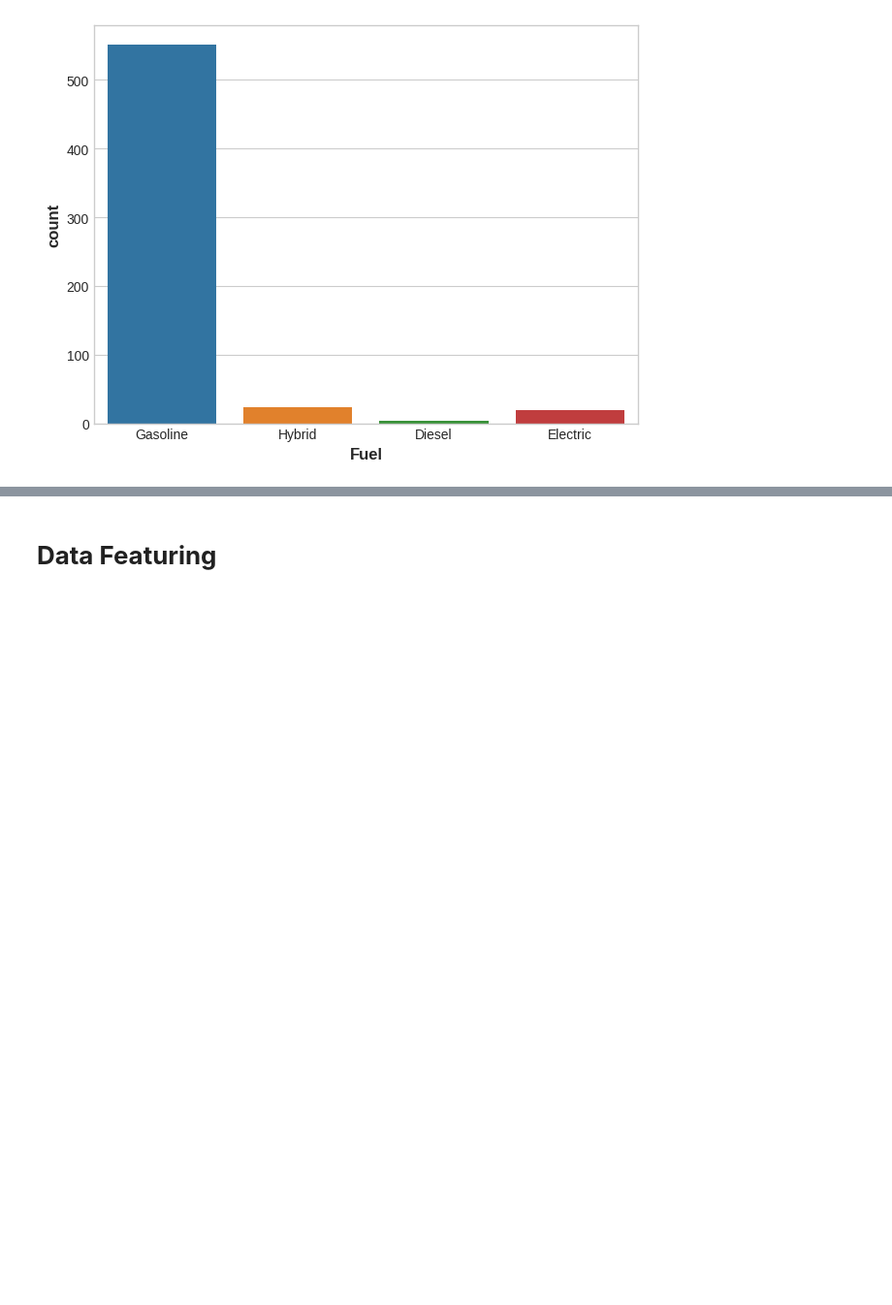
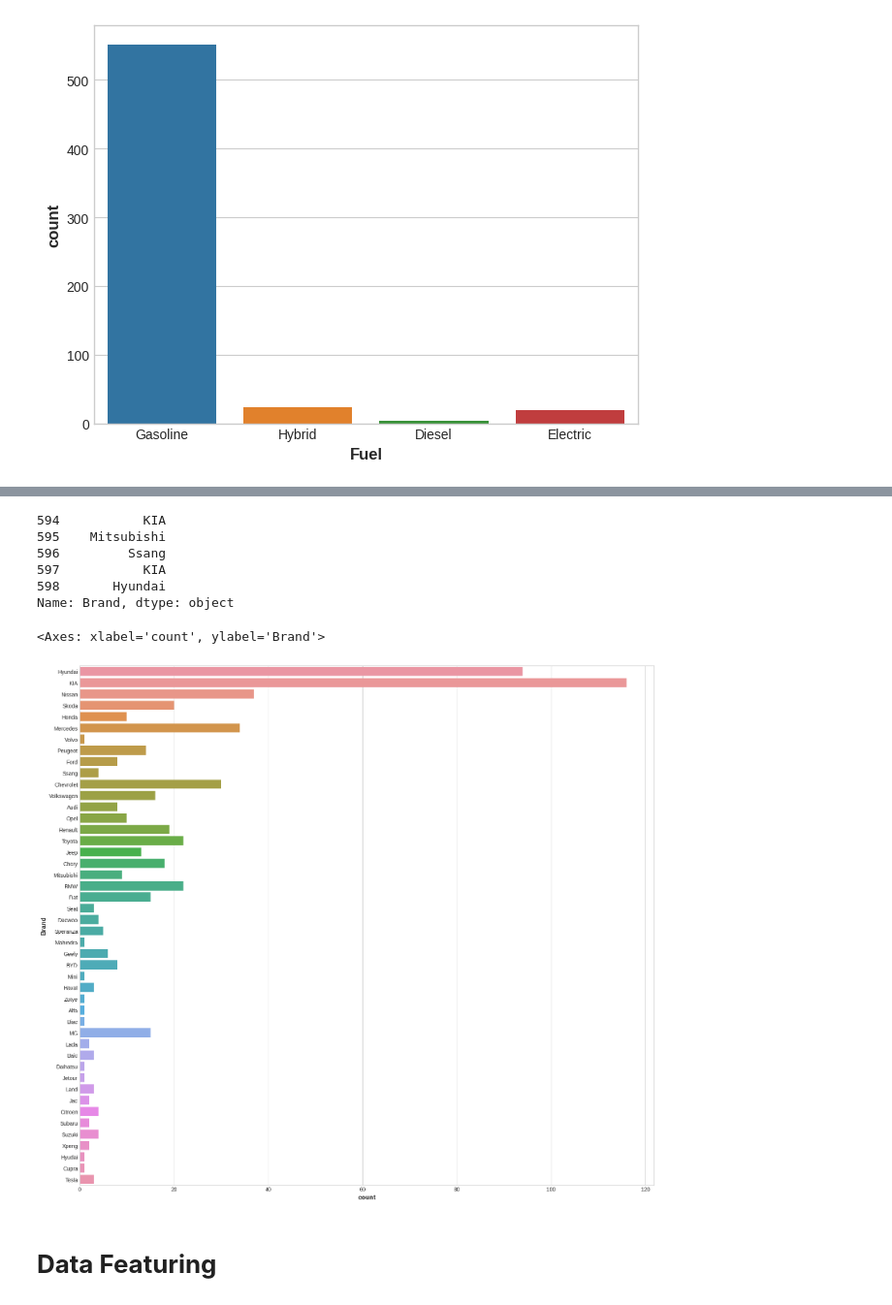
Before and after one commit to WONYOUNG-SONG/Kaggle, a Jupyter notebook: UsedCarPrice/submission.ipynb, the cells around one changed output, grey strips where cells are left out. Shown at 97% size. Drawn from its saved outputs; the diff is of its cells as text; code cells hidden in the pictures; blank space fills up the shorter version.

```diff
--- a/UsedCarPrice/submission.ipynb
+++ b/UsedCarPrice/submission.ipynb
@@ -105,3 +105,19 @@ sns.countplot(ucp_data, x ="Fuel")
+# %%
+ucp_data["Brand"] = ucp_data["Model"].str.split(" ", expand=True)[0]
+ucp_data["Brand"].tail()
+# %% [output]
+594           KIA
+595    Mitsubishi
+596         Ssang
+597           KIA
+598       Hyundai
+Name: Brand, dtype: object
+# %%
+plt.figure(figsize=(16,14))
+sns.countplot(ucp_data, y="Brand")
+# %% [output]
+<Axes: xlabel='count', ylabel='Brand'>
+[figure, added]
 # %% [markdown]
 # **Data Featuring**
 # %%
```
Also changed, not shown: parts of 4 cells of this notebook.
